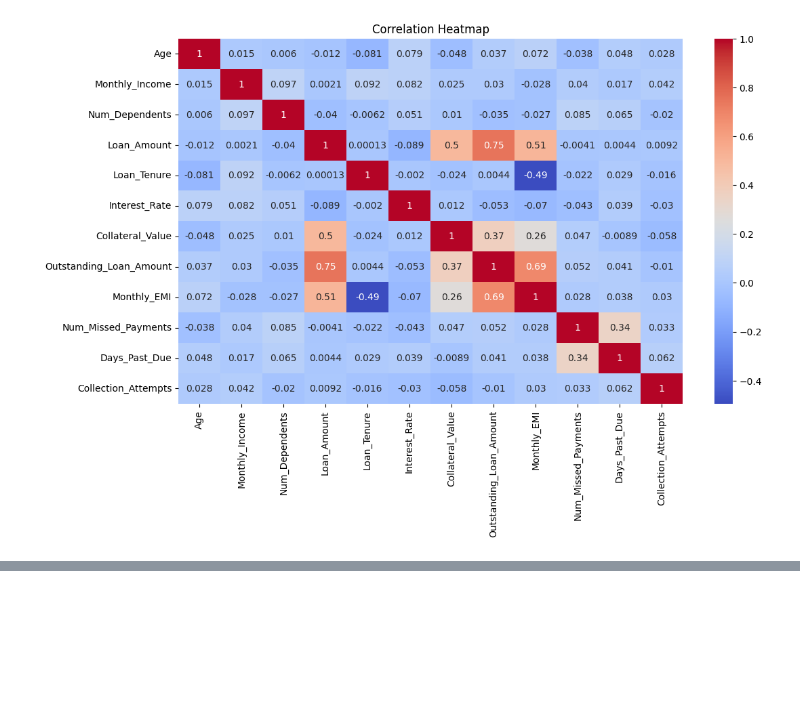
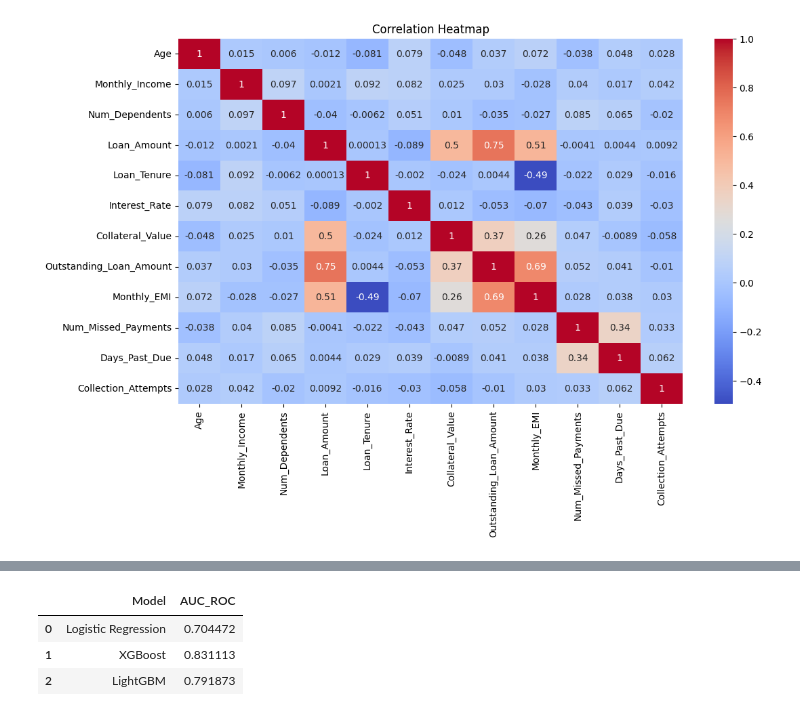
Before and after one commit to uday899/CreditPathAI, a Jupyter notebook: creditpathAI.ipynb, the cells around one changed output, grey strips where cells are left out. Drawn from its saved outputs; the diff is of its cells as text; code cells hidden in the pictures; blank space fills up the shorter version.

Commit message:
built base line and advanced model

```diff
--- a/creditpathAI.ipynb
+++ b/creditpathAI.ipynb
@@ -127,0 +150,4 @@ plt.show()
+# %%
+X_train, X_test, y_train, y_test = train_test_split(
+    X, y, test_size=0.2, random_state=42, stratify=y
+)
@@ -127,0 +237,26 @@ plt.show()
+# %%
+with mlflow.start_run(run_name="LightGBM"):
+    lgbm = LGBMClassifier(
+        n_estimators=200,
+        learning_rate=0.05,
+        max_depth=6
+    )
+    # Use the one-hot encoded X_train and X_test
+    # Also use the encoded y_train and y_test for multi-class classification
+    lgbm.fit(X_train_encoded, y_train_encoded)
+
+    # Predict probabilities for all classes
+    y_prob = lgbm.predict_proba(X_test_encoded)
+    # Predict class labels (these will be encoded integers)
+    y_pred_encoded = lgbm.predict(X_test_encoded)
+
+    # Calculate multi-class AUC-ROC using 'ovr' strategy
+    auc = roc_auc_score(y_test_encoded, y_prob, multi_class='ovr')
+    # Confusion matrix using encoded labels
+    cm = confusion_matrix(y_test_encoded, y_pred_encoded)
+
+    mlflow.log_metric("AUC_ROC", auc)
+    mlflow.sklearn.log_model(lgbm, "lightgbm_model")
+
+    print("LightGBM AUC:", auc)
+    print("Confusion Matrix:\n", cm)
@@ -127,0 +287,16 @@ plt.show()
+# %%
+results = {
+    "Model": ["Logistic Regression", "XGBoost", "LightGBM"],
+    "AUC_ROC": [
+        roc_auc_score(y_test_encoded, lr.predict_proba(X_test_scaled), multi_class='ovr'),
+        roc_auc_score(y_test_encoded, xgb.predict_proba(X_test_encoded), multi_class='ovr'),
+        roc_auc_score(y_test_encoded, lgbm.predict_proba(X_test_encoded), multi_class='ovr')
+    ]
+}
+
+pd.DataFrame(results)
+# %% [output]
+|  | Model | AUC_ROC |
+| 0 | Logistic Regression | 0.704472 |
+| 1 | XGBoost | 0.831113 |
+| 2 | LightGBM | 0.791873 |
```
Also changed, not shown: parts of 6 cells of this notebook.
